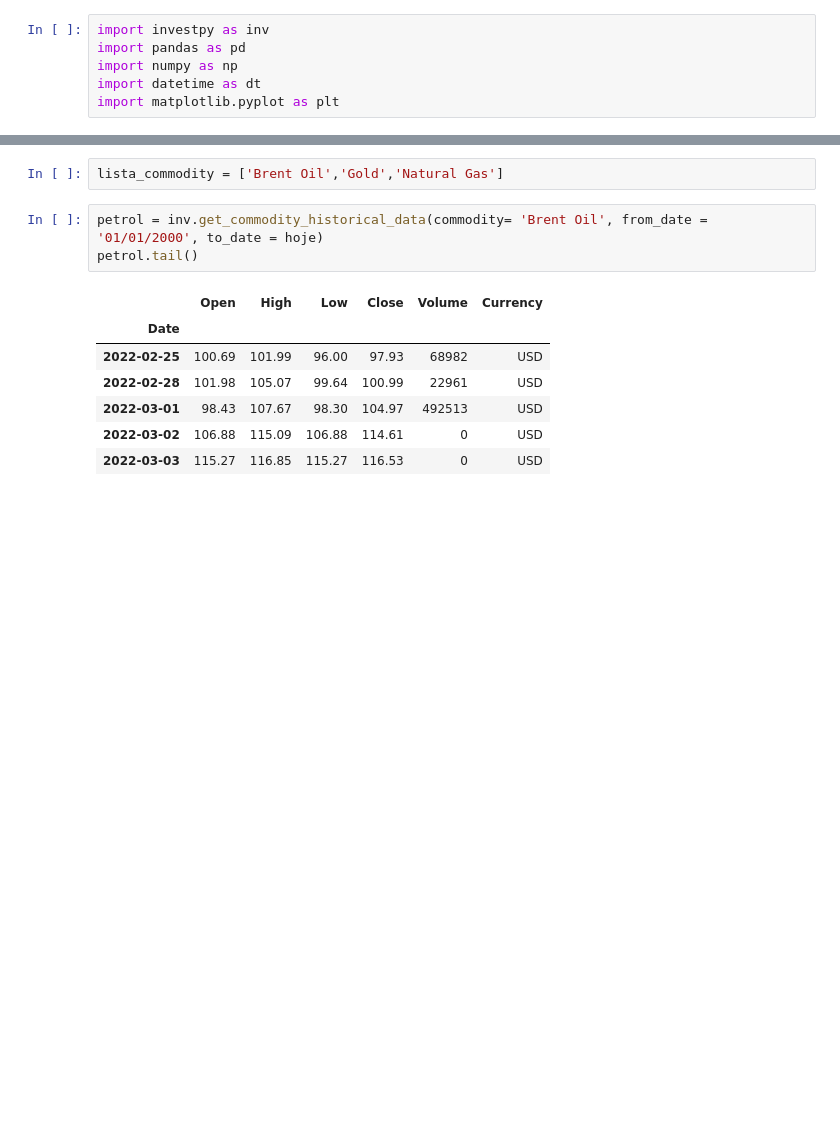
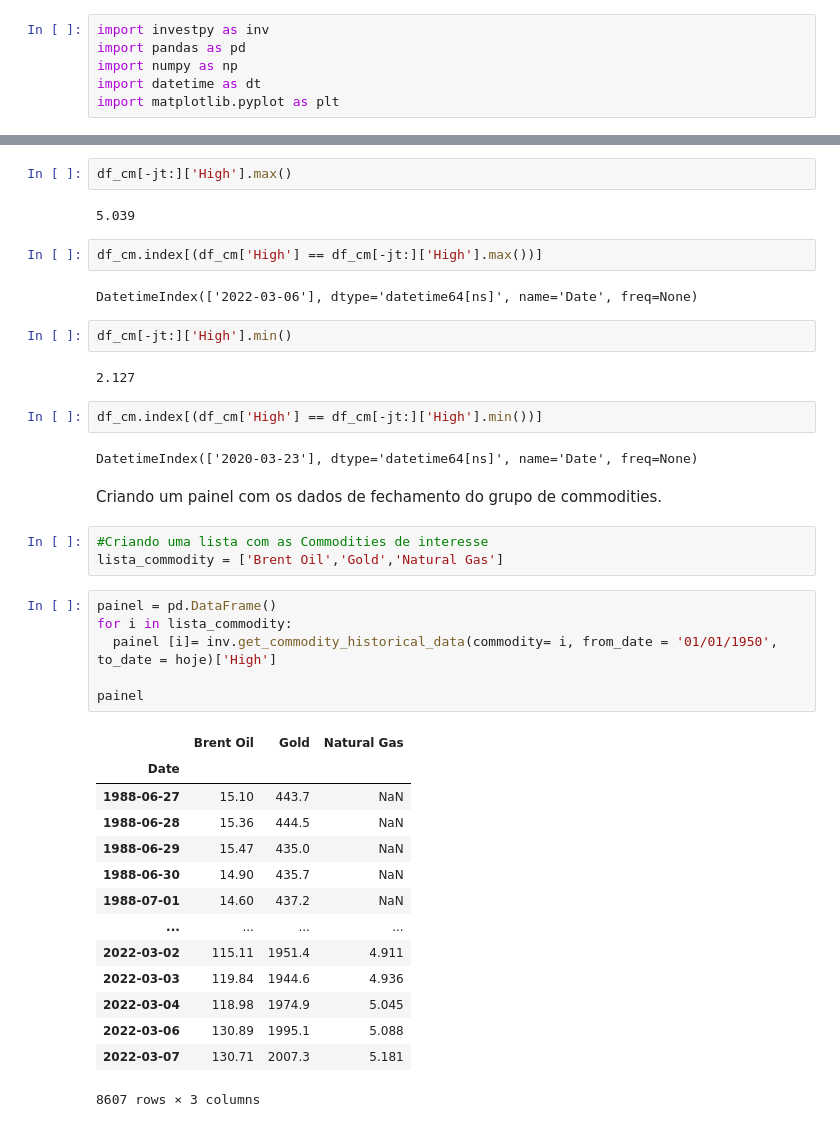
Before and after one commit to Edu-Moreira/Estudos-de-Python, a Jupyter notebook: Dados_Investing.ipynb, the cells around one changed output, grey strips where cells are left out. Saved outputs shown, nothing was run; the diff lists cells and outputs as text; blank space fills up the shorter version.

```diff
--- a/Dados_Investing.ipynb
+++ b/Dados_Investing.ipynb
@@ -53,13 +155,42 @@ commodity
+# %%
+df_cm[-jt:]['High'].max()
+# %% [output]
+5.039
+# %%
+df_cm.index[(df_cm['High'] == df_cm[-jt:]['High'].max())]
+# %% [output]
+DatetimeIndex(['2022-03-06'], dtype='datetime64[ns]', name='Date', freq=None)
+# %%
+df_cm[-jt:]['High'].min()
+# %% [output]
+2.127
+# %%
+df_cm.index[(df_cm['High'] == df_cm[-jt:]['High'].min())]
+# %% [output]
+DatetimeIndex(['2020-03-23'], dtype='datetime64[ns]', name='Date', freq=None)
+# %% [markdown]
+Criando um painel com os dados de fechamento do grupo de commodities.
 # %%
+#Criando uma lista com as Commodities de interesse
 lista_commodity = ['Brent Oil','Gold','Natural Gas']
 # %%
-petrol = inv.get_commodity_historical_data(commodity= 'Brent Oil', from_date = '01/01/2000', to_date = hoje)
-petrol.tail()
+painel = pd.DataFrame()
+for i in lista_commodity:
+  painel [i]= inv.get_commodity_historical_data(commodity= i, from_date = '01/01/1950', to_date = hoje)['High']
+
+painel
 # %% [output]
-|  | Open | High | Low | Close | Volume | Currency |
-| Date |  |  |  |  |  |  |
-| 2022-02-25 | 100.69 | 101.99 | 96.00 | 97.93 | 68982 | USD |
-| 2022-02-28 | 101.98 | 105.07 | 99.64 | 100.99 | 22961 | USD |
-| 2022-03-01 | 98.43 | 107.67 | 98.30 | 104.97 | 492513 | USD |
-| 2022-03-02 | 106.88 | 115.09 | 106.88 | 114.61 | 0 | USD |
-| 2022-03-03 | 115.27 | 116.85 | 115.27 | 116.53 | 0 | USD |
+|  | Brent Oil | Gold | Natural Gas |
+| Date |  |  |  |
+| 1988-06-27 | 15.10 | 443.7 | NaN |
+| 1988-06-28 | 15.36 | 444.5 | NaN |
+| 1988-06-29 | 15.47 | 435.0 | NaN |
+| 1988-06-30 | 14.90 | 435.7 | NaN |
+| 1988-07-01 | 14.60 | 437.2 | NaN |
+| ... | ... | ... | ... |
+| 2022-03-02 | 115.11 | 1951.4 | 4.911 |
+| 2022-03-03 | 119.84 | 1944.6 | 4.936 |
+| 2022-03-04 | 118.98 | 1974.9 | 5.045 |
+| 2022-03-06 | 130.89 | 1995.1 | 5.088 |
+| 2022-03-07 | 130.71 | 2007.3 | 5.181 |
+8607 rows × 3 columns
```
Also changed, not shown: parts of 18 cells of this notebook.
